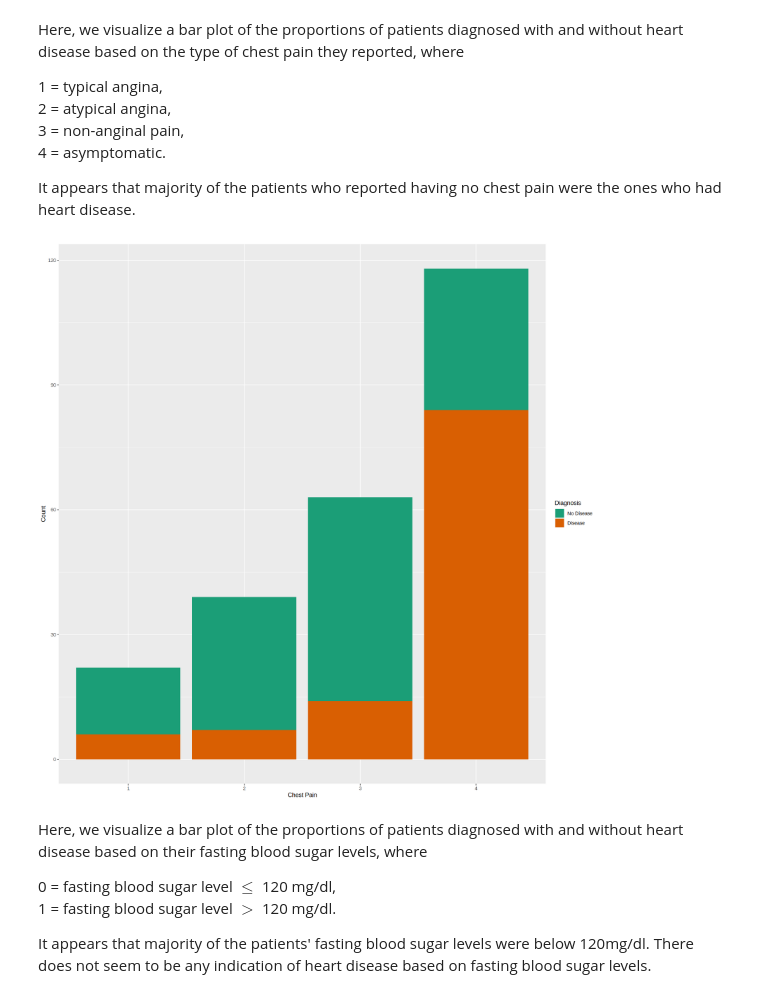
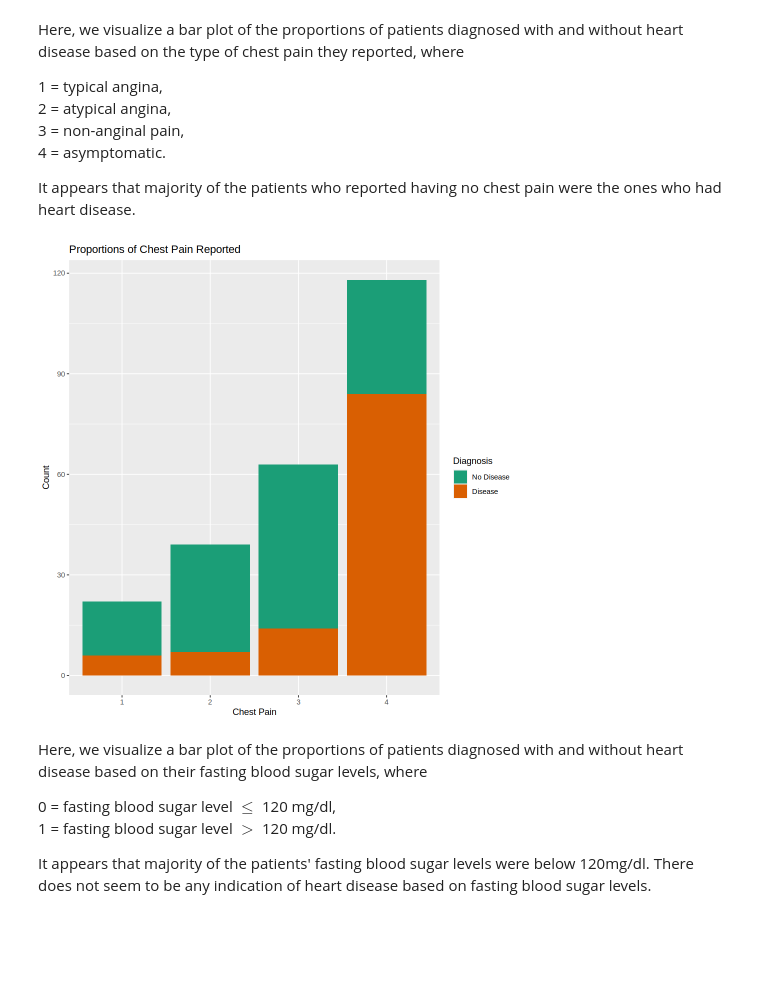
Before and after one commit to altarrok/dsci-100-2023w1-group-44, a Jupyter notebook: report.ipynb, the cells around one changed output. Drawn from its saved outputs; the diff is of its cells as text; code cells hidden in the pictures; blank space fills up the shorter version.

Commit message:
resized plot heights and widths, and added titles

```diff
--- a/report.ipynb
+++ b/report.ipynb
@@ -129,20 +131,22 @@ It appears that majority of the patients who reported having no chest pain were
 # %%
 #9 cp: chest pain type
         #-- Value 1: typical angina
         #-- Value 2: atypical angina
         #-- Value 3: non-anginal pain
         #-- Value 4: asymptomatic
 
 set.seed(1)
+options(repr.plot.width = 8, repr.plot.height = 8)
 cat_cp <- train_data |>
     ggplot(aes(x = as_factor(cp), fill = as_factor(num))) +
     geom_bar(stat = "count") +
     labs(x = "Chest Pain", y = "Count", fill = "Diagnosis") +
-    scale_fill_brewer(palette = "Dark2", labels=c("No Disease", "Disease"))
+    scale_fill_brewer(palette = "Dark2", labels=c("No Disease", "Disease")) +
+    ggtitle("Proportions of Chest Pain Reported")
 
 cat_cp
 # %% [output]
-[figure, old version]
+[figure, new version]
 # %% [markdown]
 Here, we visualize a bar plot of the proportions of patients diagnosed with and without heart disease based on their fasting blood sugar levels, where
 
```
Also changed, not shown: parts of 4 cells of this notebook.
